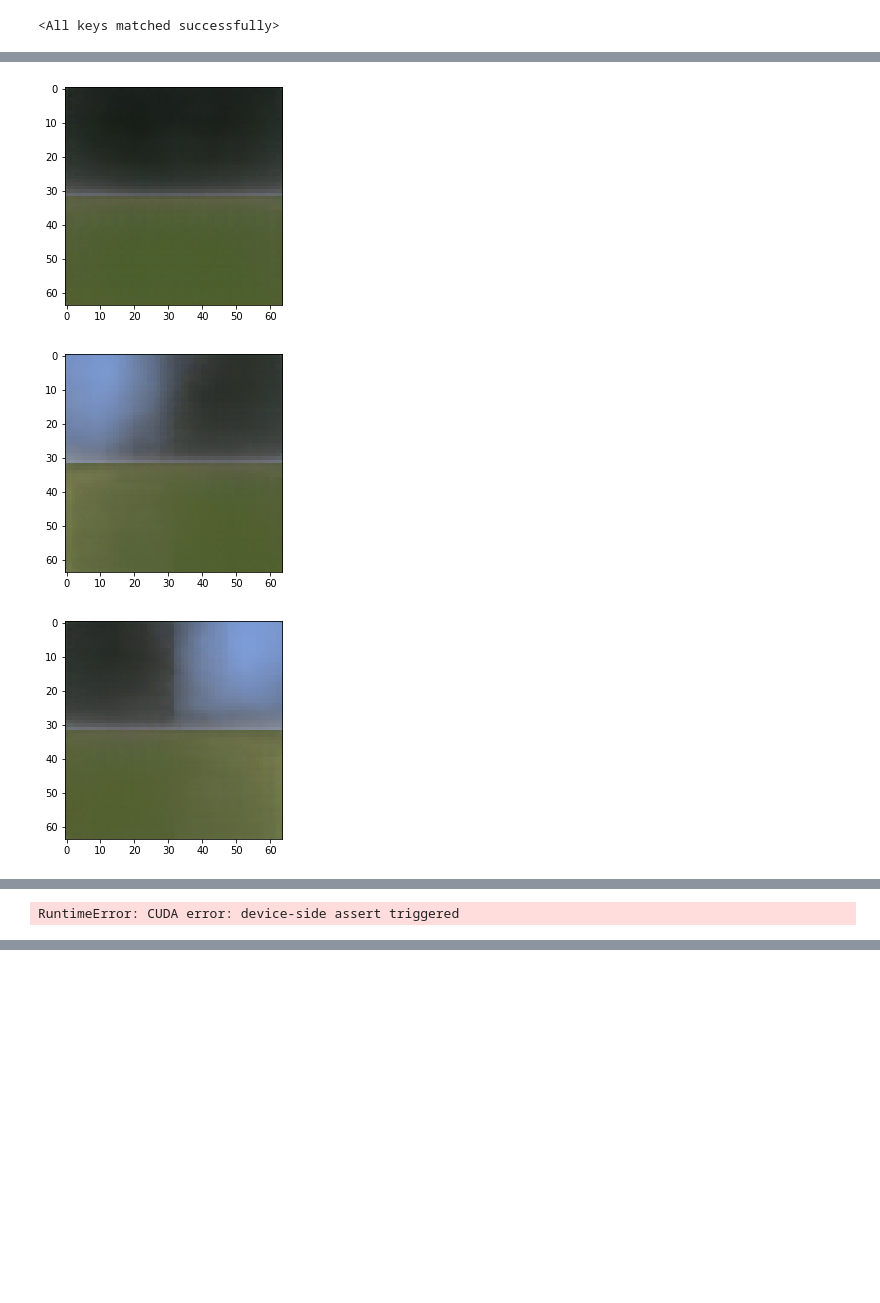
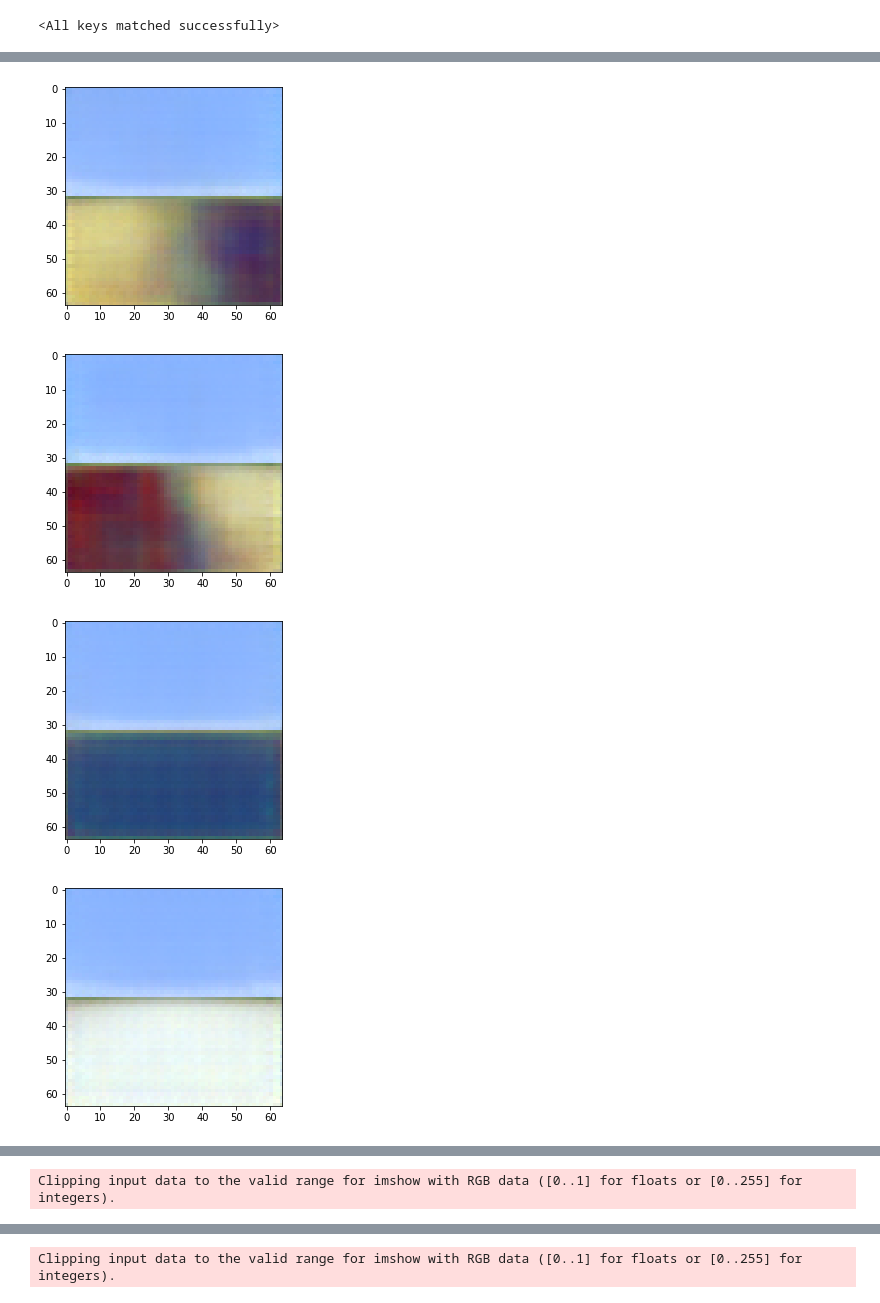
Before and after one commit to juanjo3ns/mineRL, a Jupyter notebook: src/jupyter/VQVAE_Centroids.ipynb, the cells around one changed output, grey strips where cells are left out. Cells and saved outputs as stored; diff of their text form; code cells hidden in the pictures; blank space fills up the shorter version.

Commit message:
Q values map. Training embeddings on expert trajectories again

```diff
--- a/src/jupyter/VQVAE_Centroids.ipynb
+++ b/src/jupyter/VQVAE_Centroids.ipynb
@@ -128,7 +128,7 @@ conf = {
   'num_residual_hiddens': 32,
   'num_residual_layers': 2,
   'embedding_dim': 256,
-  'num_embeddings': 5,
+  'num_embeddings': 13,
   'commitment_cost': 0.25,
   'decay': 0.99
 }
@@ -171,6 +173,7 @@ path = '../results/vqvae_0.3/mineRL/1c4o6jgy/checkpoints/epoch=499-step=37999.ck
 path = '../results/vqvae_2.0/mineRL/kbsmulhw/checkpoints/epoch=49-step=4499.ckpt'
 path = '../results/vqvae_3.1/mineRL/8ykl37mx/checkpoints/epoch=59-step=5399.ckpt'
 path = '../results/vqvae_3.0/mineRL/2vm6qyu3/checkpoints/epoch=59-step=5399.ckpt'
+path = '../results/vqvae_sweep_0/mineRL/8bbcrmgb/checkpoints/epoch=34-step=3149.ckpt'
 checkpoint = torch.load(path)
 # %%
 vqvae.load_state_dict(checkpoint['state_dict'])
@@ -189,5 +199,5 @@ tensor([[0.2282, 0.2596, 0.0074,  ..., 0.1017, 0.4384, 0.0283],
 # %%
-for i in range(9):
+for i in range(13):
     out = vqvae.get_centroids(i)
     img = out.squeeze().permute(1,2,0).detach().cpu().numpy()
     img = img + 0.5
@@ -201,3 +211,4 @@ for i in range(9):
-[figure, old version]
+[figure, new version]
-[figure, old version]
+[figure, new version]
-[figure, old version]
+[figure, new version]
+[figure, added]
@@ -204 +216 @@ for i in range(9):
-RuntimeError: CUDA error: device-side assert triggered
+Clipping input data to the valid range for imshow with RGB data ([0..1] for floats or [0..255] for integers).
@@ -204,0 +218 @@ RuntimeError: CUDA error: device-side assert triggered
+Clipping input data to the valid range for imshow with RGB data ([0..1] for floats or [0..255] for integers).
```
Also changed, not shown: parts of 3 cells of this notebook, 10 other files.
